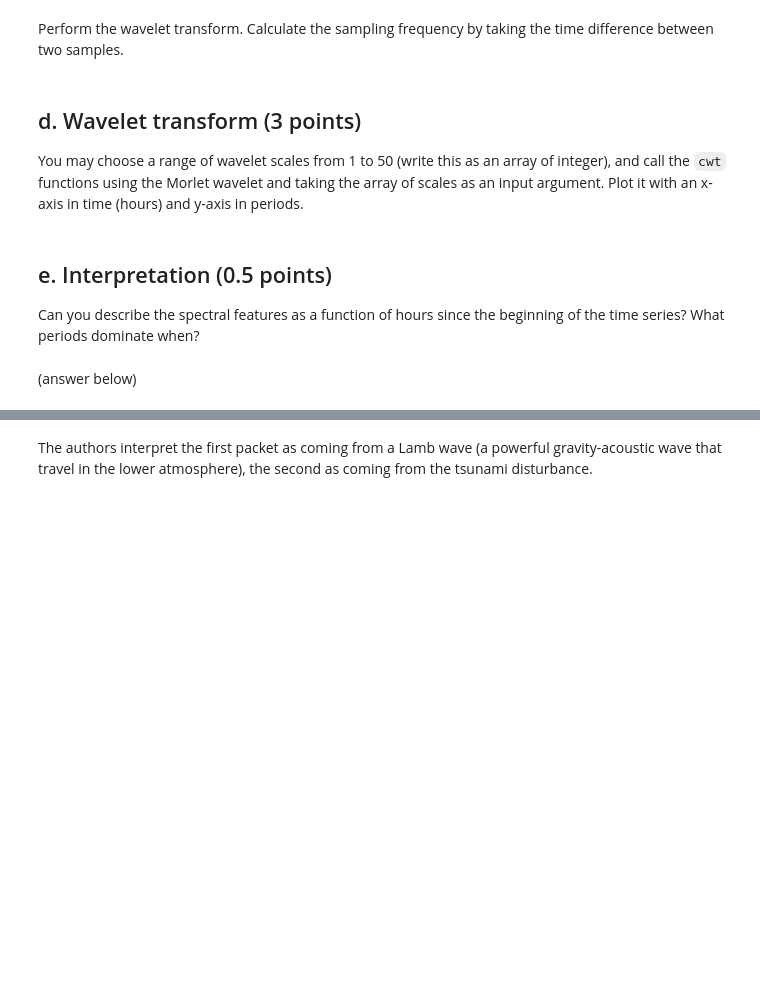
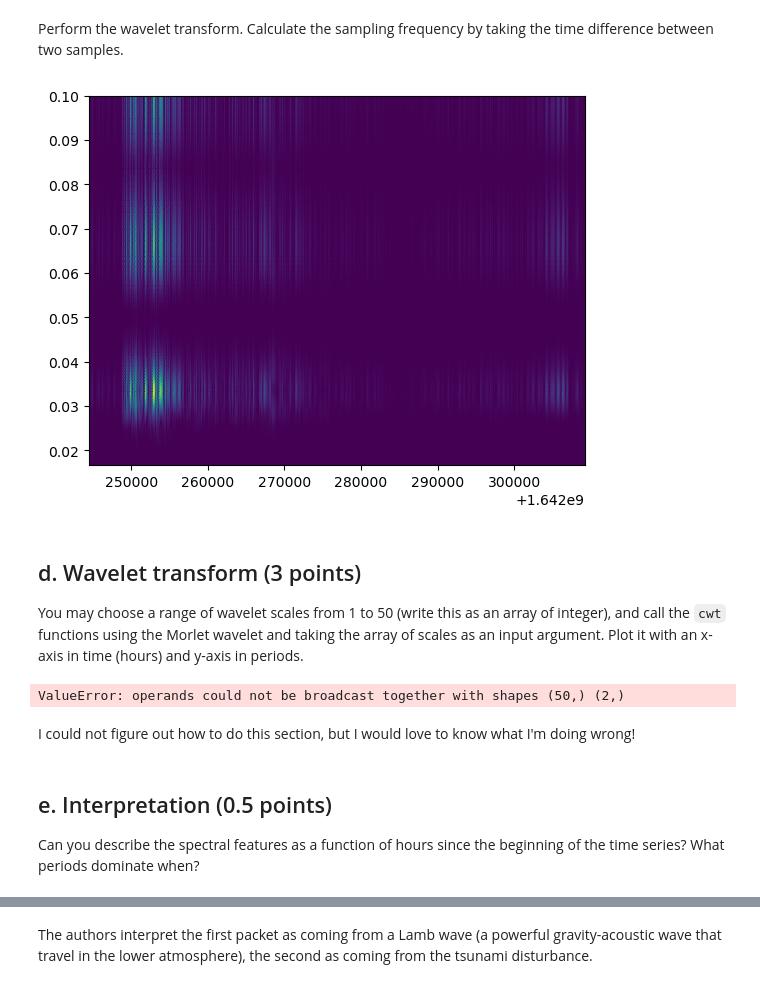
Before and after one commit to UW-ESS-DS/mlgeo2022_2127014, a Jupyter notebook: homework/homework_4.ipynb, the cells around one changed output, grey strips where cells are left out. Cells and saved outputs as stored; diff of their text form; code cells hidden in the pictures; blank space fills up the shorter version.

```diff
--- a/homework/homework_4.ipynb
+++ b/homework/homework_4.ipynb
@@ -273,3 +308,9 @@ Just like in the article, perform the wavelet transform using a Morlet transform
+# %%
+# let's group by time instead of picking one satellite
+# mean might better represent data
+mean_TEC=tonga_gps.groupby(['seconds']).agg({
+    'variometric_derived_TEC_filtered':'mean'})
+samp_rate=mean_TEC.index.to_series().diff().value_counts().index[0]
 # %% [markdown]
 Perform the wavelet transform.
 Calculate the sampling frequency by taking the time difference between two samples.
@@ -278,14 +317,36 @@ Calculate the sampling frequency by taking the time difference between two sampl
+# %%
+# answer below
+t = mean_TEC.reset_index()['seconds']
+fs=1/samp_rate
+z = mean_TEC.reset_index()['variometric_derived_TEC_filtered']
+# use the number of scales
+w = 10
+
+# relate scales with frequencies in logspace
+freq = np.logspace(-1, np.log10(fs/2), 100)
+widths = w*fs / (2*freq*np.pi)
+cwtm = signal.cwt(z, signal.morlet2, widths, w=w)
+# %%
+plt.pcolormesh(t, freq, np.abs(cwtm), cmap='viridis', shading='gouraud')
+plt.show()
+# %% [output]
+[figure, added]
 # %% [markdown]
 ## d. Wavelet transform (3 points)
 You may choose a range of wavelet scales from 1 to 50 (write this as an array of integer), and call the ``cwt`` functions using the Morlet wavelet and taking the array of scales as an input argument. Plot it with an x-axis in time (hours) and y-axis in periods.
 # %%
 import scipy.signal as signal
 # use the number of scales
-w = range(1,50)
+w = np.arange(1, 51)
 
 # answer below
+freq = np.logspace(-1, np.log10(fs/2), len(w))
+widths = w*fs / (2*freq*np.pi)
+cwtm = signal.cwt(z, signal.morlet2, widths, w=w)
+# %% [output]
+ValueError: operands could not be broadcast together with shapes (50,) (2,)
+# %% [markdown]
+I could not figure out how to do this section, but I would love to know what I'm doing wrong!
 # %% [markdown]
 ## e. Interpretation (0.5 points)
 Can you describe the spectral features as a function of hours since the beginning of the time series? What periods dominate when?
-# %% [markdown]
-(answer below)
```
Also changed, not shown: parts of 34 cells of this notebook, 1 other file.
